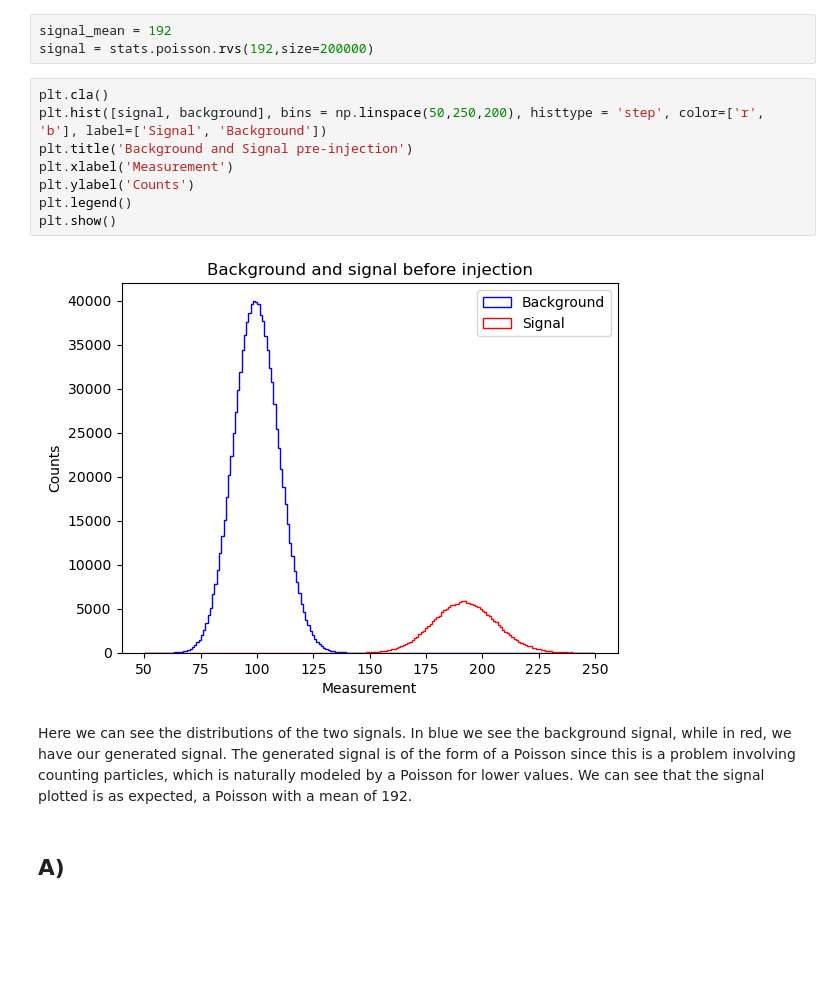
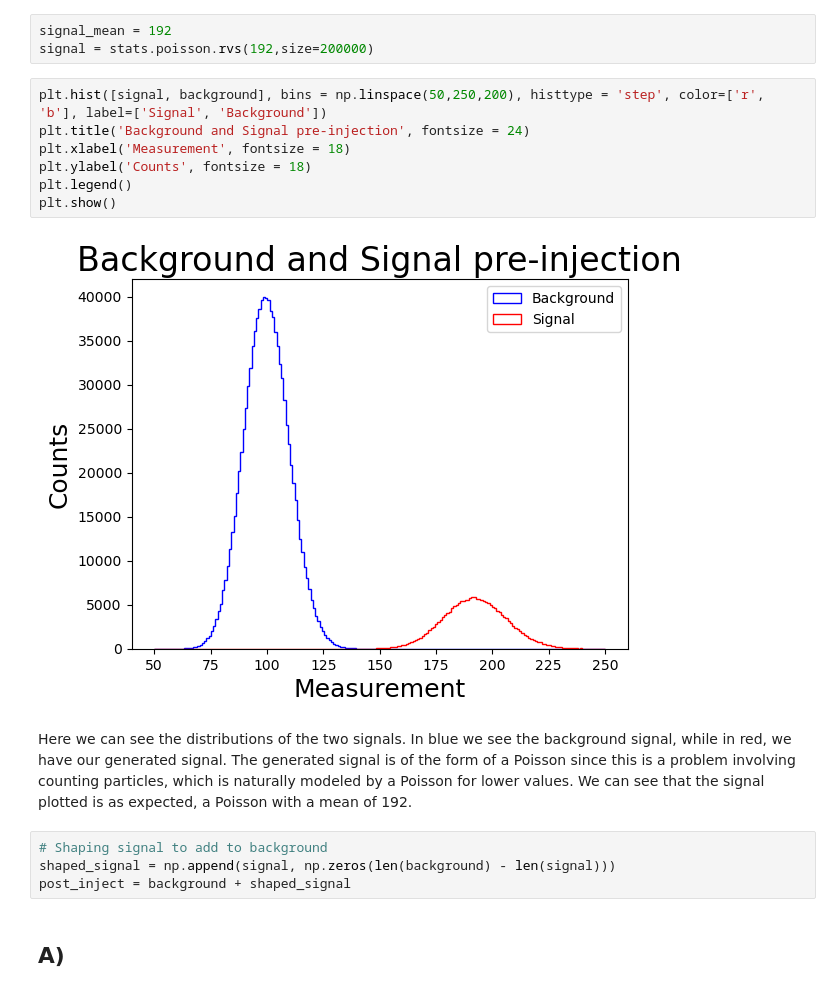
Before and after one commit to WyattOtsuka/PHYS434, a Jupyter notebook: lab6.ipynb, the cells around one changed output. Saved outputs shown, nothing was run; the diff lists cells and outputs as text; blank space fills up the shorter version.

```diff
--- a/lab6.ipynb
+++ b/lab6.ipynb
@@ -52,17 +56,20 @@ We can see from the above that the minimum signal strength for the problem (8 $\
 signal_mean = 192
 signal = stats.poisson.rvs(192,size=200000)
 # %%
-plt.cla()
 plt.hist([signal, background], bins = np.linspace(50,250,200), histtype = 'step', color=['r', 'b'], label=['Signal', 'Background'])
-plt.title('Background and Signal pre-injection')
-plt.xlabel('Measurement')
-plt.ylabel('Counts')
+plt.title('Background and Signal pre-injection', fontsize = 24)
+plt.xlabel('Measurement', fontsize = 18)
+plt.ylabel('Counts', fontsize = 18)
 plt.legend()
 plt.show()
 # %% [output]
-[figure, old version]
+[figure, new version]
 # %% [markdown]
 Here we can see the distributions of the two signals. In blue we see the background signal, while in red, we have our generated signal. The generated signal is of the form of a Poisson since this is a problem involving counting particles, which is naturally modeled by a Poisson for lower values. We can see that the signal plotted is as expected, a Poisson with a mean of 192.
+# %%
+# Shaping signal to add to background
+shaped_signal = np.append(signal, np.zeros(len(background) - len(signal)))
+post_inject = background + shaped_signal
 # %% [markdown]
 ## A)
 # %%
```
Also changed, not shown: parts of 12 cells of this notebook.
